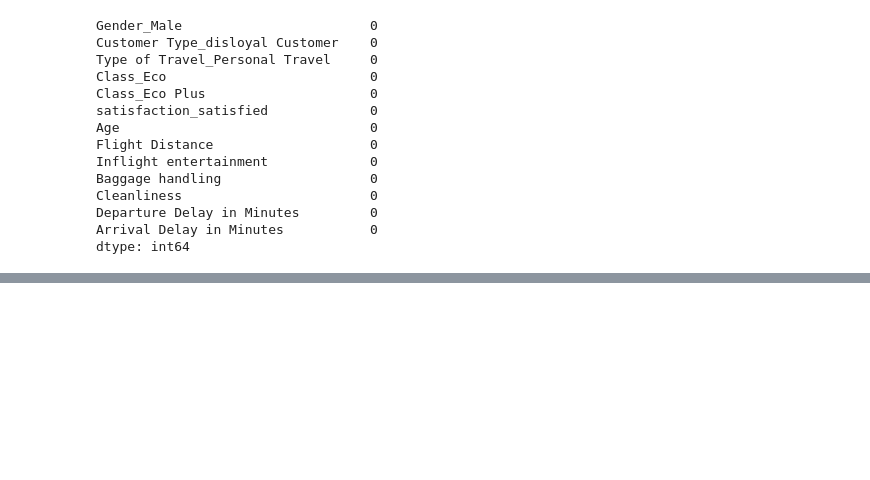
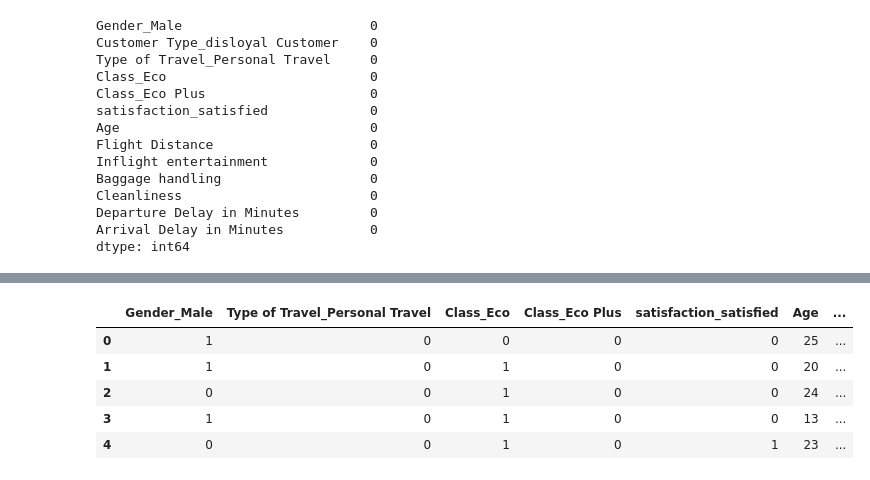
Before and after one commit to upflairs-pvt-ltd/JECRC-20april2024, a Jupyter notebook: day-20.ipynb, the cells around one changed output, grey strips where cells are left out. Drawn from its saved outputs; the diff is of its cells as text; code cells hidden in the pictures; blank space fills up the shorter version.

```diff
--- a/day-20.ipynb
+++ b/day-20.ipynb
@@ -218,3 +218,6 @@ Arrival Delay in Minutes           0
 dtype: int64
 # %%
 final_df.to_csv('cleaned_data.csv',index=False)
+# %%
+df = pd.read_csv('cleaned_data.csv')
+df.head()
@@ -220,0 +231,12 @@ final_df.to_csv('cleaned_data.csv',index=False)
+# %%
+x = df.drop('Customer Type_disloyal Customer',axis='columns')
+y = df[['Customer Type_disloyal Customer']]
+# %%
+x.head()
+# %% [output]
+|  | Gender_Male | Type of Travel_Personal Travel | Class_Eco | Class_Eco Plus | satisfaction_satisfied | Age | ... |
+| 0 | 1 | 0 | 0 | 0 | 0 | 25 | ... |
+| 1 | 1 | 0 | 1 | 0 | 0 | 20 | ... |
+| 2 | 0 | 0 | 1 | 0 | 0 | 24 | ... |
+| 3 | 1 | 0 | 1 | 0 | 0 | 13 | ... |
+| 4 | 0 | 0 | 1 | 0 | 1 | 23 | ... |
```
Also changed, not shown: parts of 24 cells of this notebook, 2 other files.
